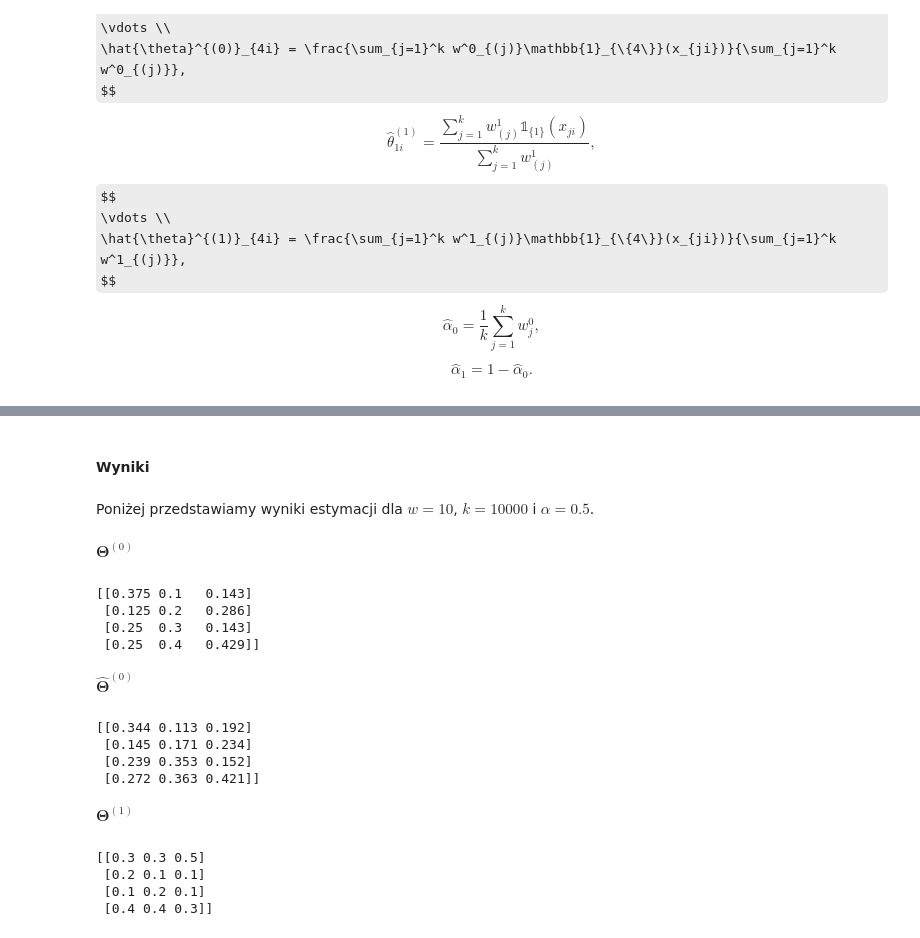
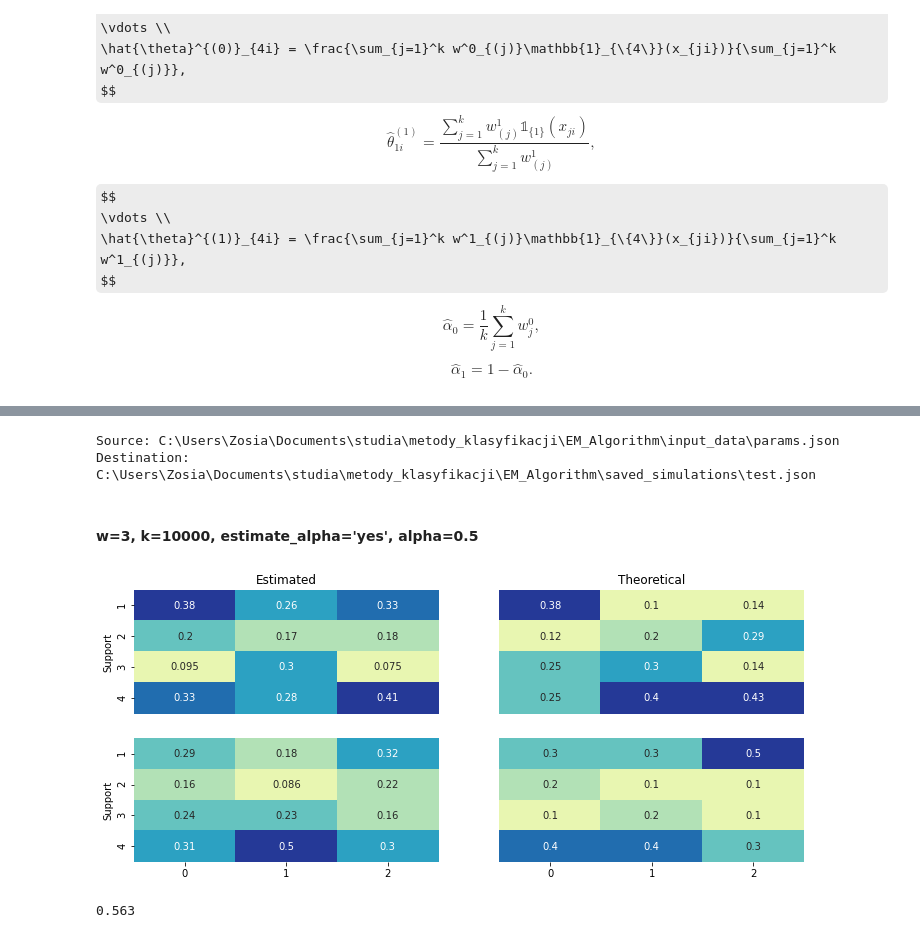
Before and after one commit to keroiw/EM_Algorithm, a Jupyter notebook: em_raport.ipynb, the cells around one changed output, grey strips where cells are left out. Saved outputs shown, nothing was run; the diff lists cells and outputs as text; code cells hidden in the pictures; some formulas as TeX source.

```diff
--- a/em_raport.ipynb
+++ b/em_raport.ipynb
@@ -131,31 +136,17 @@ theta_a_est, theta_b_est, alpha = single_run(X, verbose=False)
-# %% [markdown]
-#### Wyniki
+# %%
+repeat_experiment(params_file_path, dest_file)
+# %% [output]
+Source: C:\Users\Zosia\Documents\studia\metody_klasyfikacji\EM_Algorithm\input_data\params.json
+Destination: C:\Users\Zosia\Documents\studia\metody_klasyfikacji\EM_Algorithm\saved_simulations\test.json
 # %% [markdown]
-Poniżej przedstawiamy wyniki estymacji dla $w=10$, $k=10000$ i $\alpha = 0.5$.
+#### w=3, k=10000, estimate_alpha='yes', alpha=0.5
-# %% [markdown]
-$\mathbf\Theta^{(0)}$
+# %%
+simulation_keys = ['theta_a_est', 'theta_b_est', 'theta_a', 'theta_b']
+simulation_res = read_results(dest_file)
+show_distributions(*(simulation_res[k] for k in simulation_keys))
+# %% [output]
+[figure, added]
 # %%
-print(np.round(theta_a,3))
+print(np.round(alpha, 3))
 # %% [output]
-[[0.375 0.1   0.143]
- [0.125 0.2   0.286]
- [0.25  0.3   0.143]
- [0.25  0.4   0.429]]
+0.563
-# %% [markdown]
-$\hat{\mathbf\Theta}^{(0)}$
-# %%
-print(np.round(theta_a_est,3))
-# %% [output]
-[[0.344 0.113 0.192]
- [0.145 0.171 0.234]
- [0.239 0.353 0.152]
- [0.272 0.363 0.421]]
-# %% [markdown]
-$\mathbf\Theta^{(1)}$
-# %%
-print(np.round(theta_b, 3))
-# %% [output]
-[[0.3 0.3 0.5]
- [0.2 0.1 0.1]
- [0.1 0.2 0.1]
- [0.4 0.4 0.3]]
```
Also changed, not shown: parts of 32 cells of this notebook.
